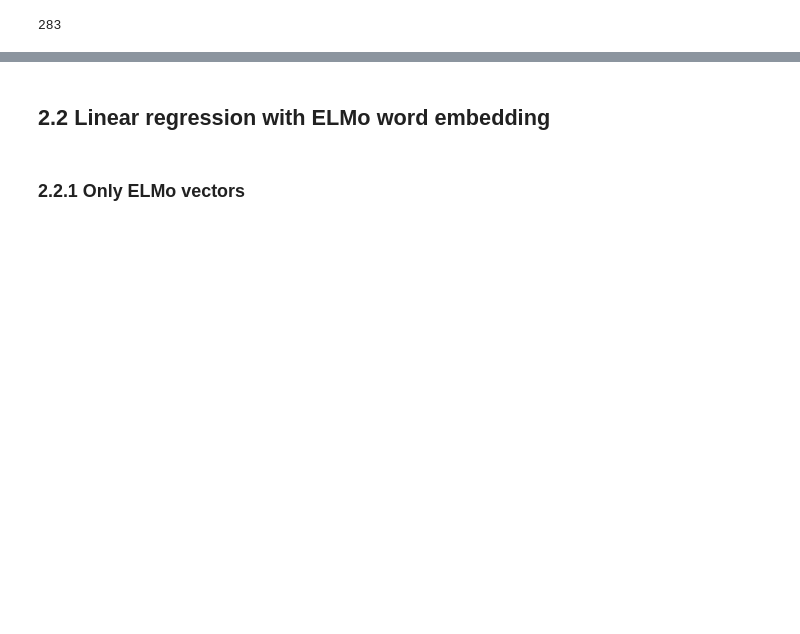
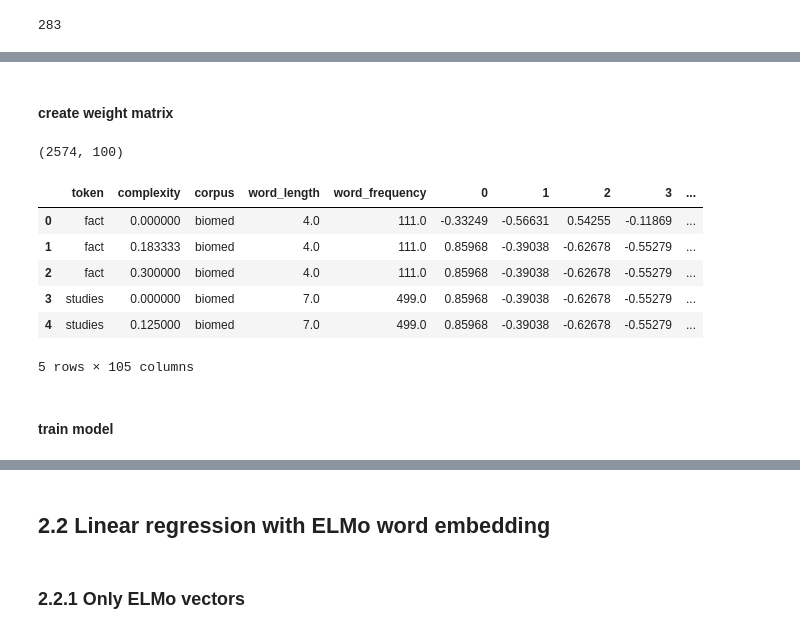
Before and after one commit to mcxxmc/CS505Final_project_CompLex, a Jupyter notebook: Codes/cs505project_toucham.ipynb, the cells around one changed output, grey strips where cells are left out. Cells and saved outputs as stored; diff of their text form; code cells hidden in the pictures; blank space fills up the shorter version.

```diff
--- a/Codes/cs505project_toucham.ipynb
+++ b/Codes/cs505project_toucham.ipynb
@@ -618,0 +758,3 @@ average test absolute loss is 0.07546507119733206
+# %%
+biomed_df = df[df['corpus'] == 'biomed'].dropna()
+print(biomed_df.shape)
@@ -618,0 +772,15 @@ average test absolute loss is 0.07546507119733206
+# %%
+# get all the non-unique tokens for prediction
+biomed_tokens = biomed_df['token'].to_list()
+biomed_tokens = [token.lower() for token in biomed_tokens] # lowercase
+
+# create a dataframe for handcrafted features: word length & word frequency
+biomed_train_df = pd.DataFrame(biomed_tokens, columns =['token'])
+# %%
+# add back complexity
+biomed_train_df['complexity'] = biomed_df['complexity'].to_list()
+biomed_train_df['corpus'] = biomed_df['corpus'].to_list()
+# %%
+# word length & word frequency
+biomed_train_df['word_length'] = biomed_train_df['token'].map(lambda x: len(x))
+biomed_train_df['word_frequency'] = biomed_train_df['token'].map(lambda x: craft_counter[x])
@@ -618,0 +796,23 @@ average test absolute loss is 0.07546507119733206
+# %% [markdown]
+#### create weight matrix
+# %%
+# create the weight matrix
+weight_matrix = create_weights_matrix(tokens)
+print(weight_matrix.shape)
+
+# combine
+weight_matrix_df = pd.DataFrame(weight_matrix)
+
+train_df_combined = pd.concat([biomed_train_df, weight_matrix_df], axis=1).dropna()
+train_df_combined.head()
+# %% [output]
+(2574, 100)
+|  | token | complexity | corpus | word_length | word_frequency | 0 | 1 | 2 | 3 | ... |
+| 0 | fact | 0.000000 | biomed | 4.0 | 111.0 | -0.33249 | -0.56631 | 0.54255 | -0.11869 | ... |
+| 1 | fact | 0.183333 | biomed | 4.0 | 111.0 | 0.85968 | -0.39038 | -0.62678 | -0.55279 | ... |
+| 2 | fact | 0.300000 | biomed | 4.0 | 111.0 | 0.85968 | -0.39038 | -0.62678 | -0.55279 | ... |
+| 3 | studies | 0.000000 | biomed | 7.0 | 499.0 | 0.85968 | -0.39038 | -0.62678 | -0.55279 | ... |
+| 4 | studies | 0.125000 | biomed | 7.0 | 499.0 | 0.85968 | -0.39038 | -0.62678 | -0.55279 | ... |
+5 rows × 105 columns
+# %% [markdown]
+#### train model
```
Also changed, not shown: parts of 101 cells of this notebook.
